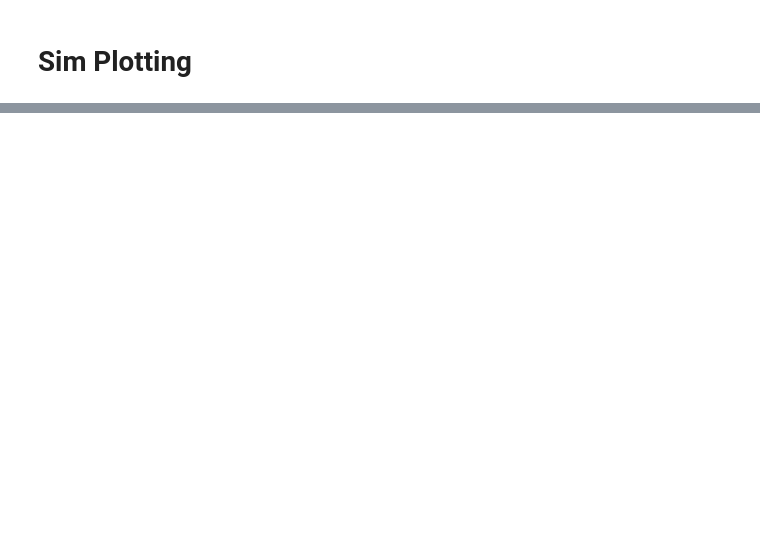
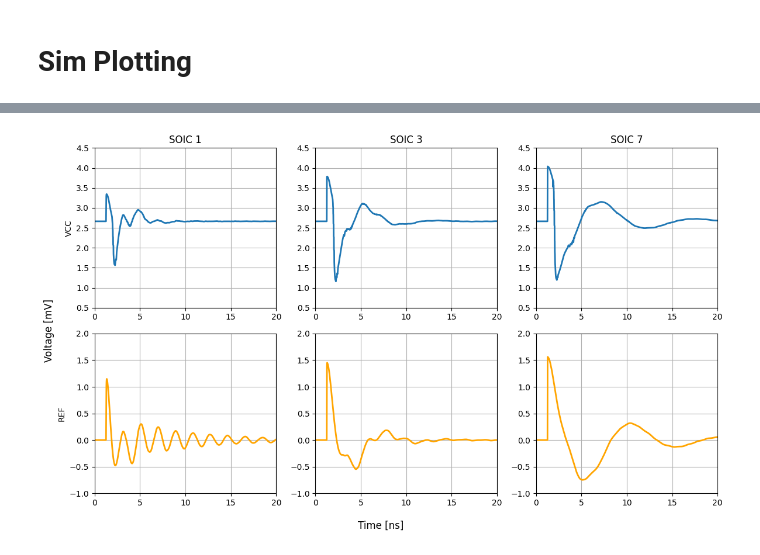
Before and after one commit to Ponti17/ehsd-lab-2, a Jupyter notebook: notebooks/sim_plot.ipynb, the cells around one changed output, grey strips where cells are left out. Drawn from its saved outputs; the diff is of its cells as text; code cells hidden in the pictures; blank space fills up the shorter version.

```diff
--- a/notebooks/sim_plot.ipynb
+++ b/notebooks/sim_plot.ipynb
@@ -107,0 +62,53 @@ Text(0.5, 0.01, 'Time [ns]')
+# %%
+DATA_DIR = '../data/'
+SOIC_GND_1 = 'SOIC_gnd_1.txt'
+SOIC_GND_3 = 'SOIC_gnd_3.txt'
+SOIC_GND_7 = 'SOIC_gnd_7.txt'
+SOIC_VCC_1 = 'SOIC_vcc_1.txt'
+SOIC_VCC_3 = 'SOIC_vcc_3.txt'
+SOIC_VCC_7 = 'SOIC_vcc_7.txt'
+
+SOIC_1_GND_PATH = os.path.join(DATA_DIR, SOIC_GND_1)
+SOIC_3_GND_PATH = os.path.join(DATA_DIR, SOIC_GND_3)
+SOIC_7_GND_PATH = os.path.join(DATA_DIR, SOIC_GND_7)
+SOIC_1_VCC_PATH = os.path.join(DATA_DIR, SOIC_VCC_1)
+SOIC_3_VCC_PATH = os.path.join(DATA_DIR, SOIC_VCC_3)
+SOIC_7_VCC_PATH = os.path.join(DATA_DIR, SOIC_VCC_7)
+
+df_SOIC_gnd_1 = pd.read_csv(SOIC_1_GND_PATH, sep='\t')
+df_SOIC_gnd_3 = pd.read_csv(SOIC_3_GND_PATH, sep='\t')
+df_SOIC_gnd_7 = pd.read_csv(SOIC_7_GND_PATH, sep='\t')
+df_SOIC_vcc_1 = pd.read_csv(SOIC_1_VCC_PATH, sep='\t')
+df_SOIC_vcc_3 = pd.read_csv(SOIC_3_VCC_PATH, sep='\t')
+df_SOIC_vcc_7 = pd.read_csv(SOIC_7_VCC_PATH, sep='\t')
+
+df_SOIC_gnd = [df_SOIC_gnd_1, df_SOIC_gnd_3, df_SOIC_gnd_7]
+df_SOIC_vcc = [df_SOIC_vcc_1, df_SOIC_vcc_3, df_SOIC_vcc_7]
+titles = ['SOIC 1', 'SOIC 3', 'SOIC 7']
+
+fig, axs = plt.subplots(2, 3)
+fig.set_figheight(7)
+fig.set_figwidth(12)
+
+axs[0,0].set_ylabel('VCC')
+axs[1,0].set_ylabel('REF')
+
+for i, (df_gnd, df_vcc) in enumerate(zip(df_SOIC_gnd, df_SOIC_vcc)):
+    axs[0, i].set_title(titles[i])
+    axs[0, i].plot(df_vcc['time']*1e9, df_vcc['V(probe)'], linewidth=2, label='GND')
+    axs[0, i].grid()
+    axs[0, i].set_xlim(0, 20)
+    axs[0, i].set_ylim(0.5, 4.5)
+
+    axs[1, i].plot(df_gnd['time']*1e9, df_gnd['V(probe)'], linewidth=2, color='orange')
+    axs[1, i].grid()
+    axs[1, i].set_xlim(0, 20)
+    axs[1, i].set_ylim(-1, 2)
+
+fig.supylabel('Voltage [mV]')
+fig.supxlabel('Time [ns]')
+
+fig.tight_layout()
+fig.savefig('../latex/imgs/soic_sim.pdf')
+# %% [output]
+[figure, added]
```
Also changed, not shown: parts of 4 cells of this notebook.
